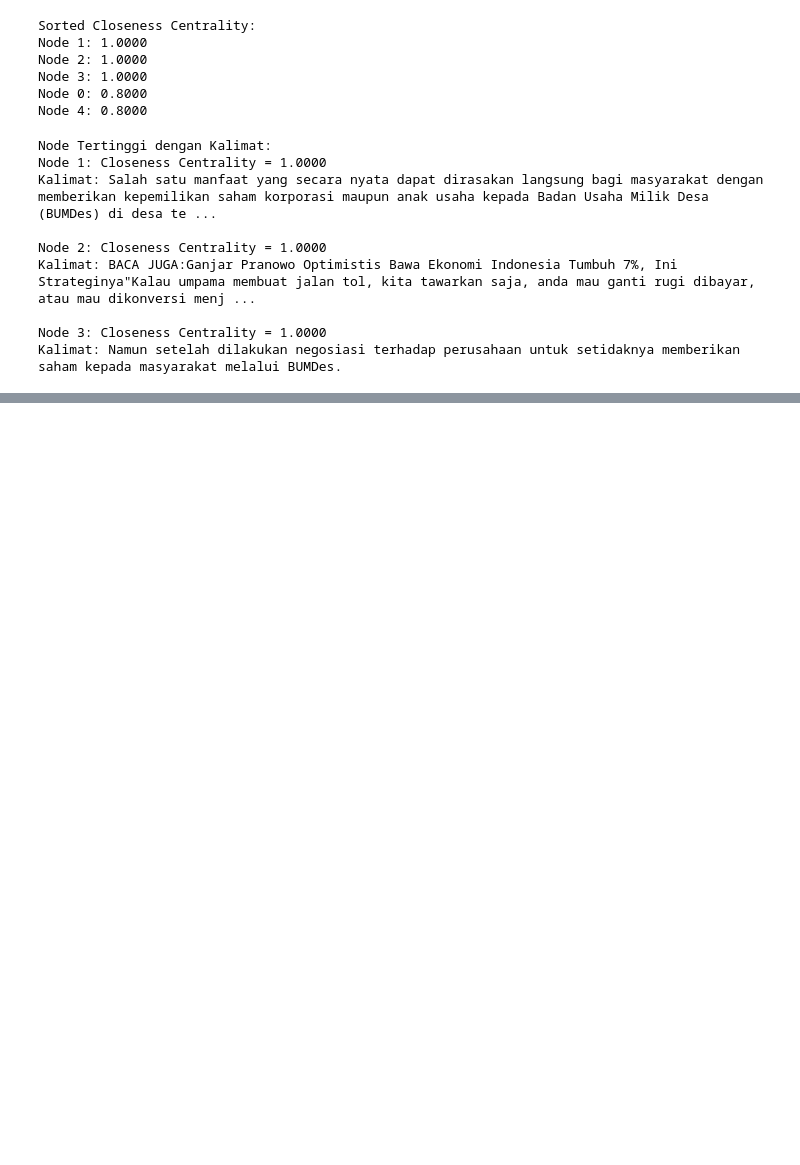
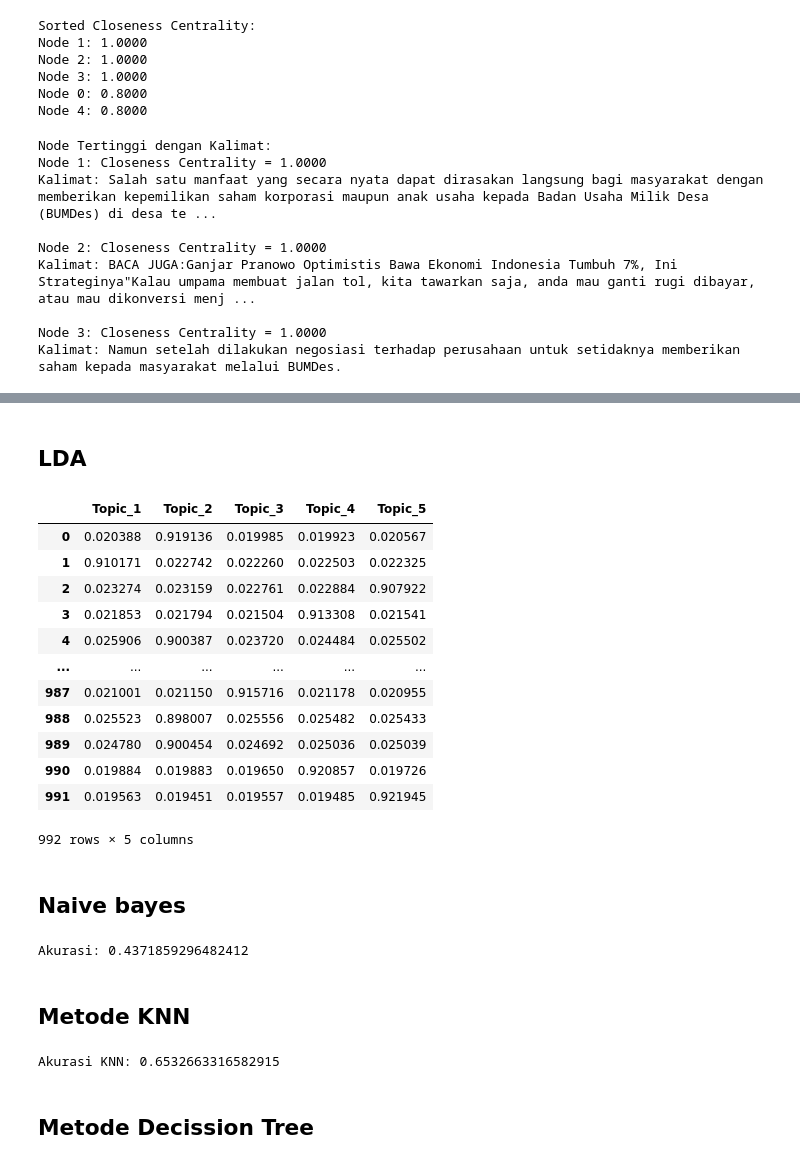
Before and after one commit to khikisb/ppw, a Jupyter notebook: _sources/tugas-ppw/Tugas-4.ipynb, the cells around one changed output, grey strips where cells are left out. Drawn from its saved outputs; the diff is of its cells as text; code cells hidden in the pictures; blank space fills up the shorter version.

```diff
--- a/_sources/tugas-ppw/Tugas-4.ipynb
+++ b/_sources/tugas-ppw/Tugas-4.ipynb
@@ -467,0 +492,15 @@ Kalimat: Namun setelah dilakukan negosiasi terhadap perusahaan untuk setidaknya
+# %%
+# Inisialisasi TfidfVectorizer
+tfidf_vectorizer = TfidfVectorizer()
+
+# Fit dan transform data ringkasan
+tfidf_matrix = tfidf_vectorizer.fit_transform(df_ringkasan['Ringkasan'])
+
+# Dapatkan nama fitur (kata) yang sesuai dengan indeks matriks
+fitur_kata = tfidf_vectorizer.get_feature_names_out()
+
+# Buat DataFrame untuk menyimpan hasil TF-IDF
+df_tfidf = pd.DataFrame(data=tfidf_matrix.toarray(), columns=fitur_kata)
+
+# Tampilkan DataFrame hasil TF-IDF
+print(df_tfidf)
@@ -467,0 +525,60 @@ Kalimat: Namun setelah dilakukan negosiasi terhadap perusahaan untuk setidaknya
+# %% [markdown]
+## LDA
+# %%
+from sklearn.decomposition import LatentDirichletAllocation
+
+lda = LatentDirichletAllocation(n_components=5, doc_topic_prior=0.2, topic_word_prior=0.1, random_state=42, max_iter=1)
+lda_top = lda.fit_transform(df_tfidf)
+# %%
+# Membuat DataFrame dari hasil LDA
+df_lda_top = pd.DataFrame(data=lda_top, columns=["Topic_1", "Topic_2", "Topic_3", "Topic_4", "Topic_5"])
+df_lda_top
+# %% [output]
+|  | Topic_1 | Topic_2 | Topic_3 | Topic_4 | Topic_5 |
+| 0 | 0.020388 | 0.919136 | 0.019985 | 0.019923 | 0.020567 |
+| 1 | 0.910171 | 0.022742 | 0.022260 | 0.022503 | 0.022325 |
+| 2 | 0.023274 | 0.023159 | 0.022761 | 0.022884 | 0.907922 |
+| 3 | 0.021853 | 0.021794 | 0.021504 | 0.913308 | 0.021541 |
+| 4 | 0.025906 | 0.900387 | 0.023720 | 0.024484 | 0.025502 |
+| ... | ... | ... | ... | ... | ... |
+| 987 | 0.021001 | 0.021150 | 0.915716 | 0.021178 | 0.020955 |
+| 988 | 0.025523 | 0.898007 | 0.025556 | 0.025482 | 0.025433 |
+| 989 | 0.024780 | 0.900454 | 0.024692 | 0.025036 | 0.025039 |
+| 990 | 0.019884 | 0.019883 | 0.019650 | 0.920857 | 0.019726 |
+| 991 | 0.019563 | 0.019451 | 0.019557 | 0.019485 | 0.921945 |
+992 rows × 5 columns
+# %% [markdown]
+## Naive bayes
+# %%
+y=data['Label']
+X_train,X_test,y_train,y_test = train_test_split(df_lda_top,y,test_size=0.2,random_state=42)
+
+NB = GaussianNB()
+gaus=NB.fit(X_train, y_train)
+
+y_pred = gaus.predict(X_test)
+accuracy = accuracy_score(y_test, y_pred)
+print(f'Akurasi: {accuracy}')
+# %% [output]
+Akurasi: 0.4371859296482412
+# %% [markdown]
+## Metode KNN
+# %%
+from sklearn.neighbors import KNeighborsClassifier
+
+# Inisialisasi KNeighborsClassifier
+knn = KNeighborsClassifier(n_neighbors=3)
+
+# Melatih model KNN
+knn.fit(X_train, y_train)
+
+# Melakukan prediksi pada data uji
+y_pred = knn.predict(X_test)
+
+# Mengukur akurasi model
+akurasi = accuracy_score(y_test, y_pred)
+print("Akurasi KNN:", akurasi)
+# %% [output]
+Akurasi KNN: 0.6532663316582915
+# %% [markdown]
+## Metode Decission Tree
```
Also changed, not shown: parts of 20 cells of this notebook, 13 other files.
